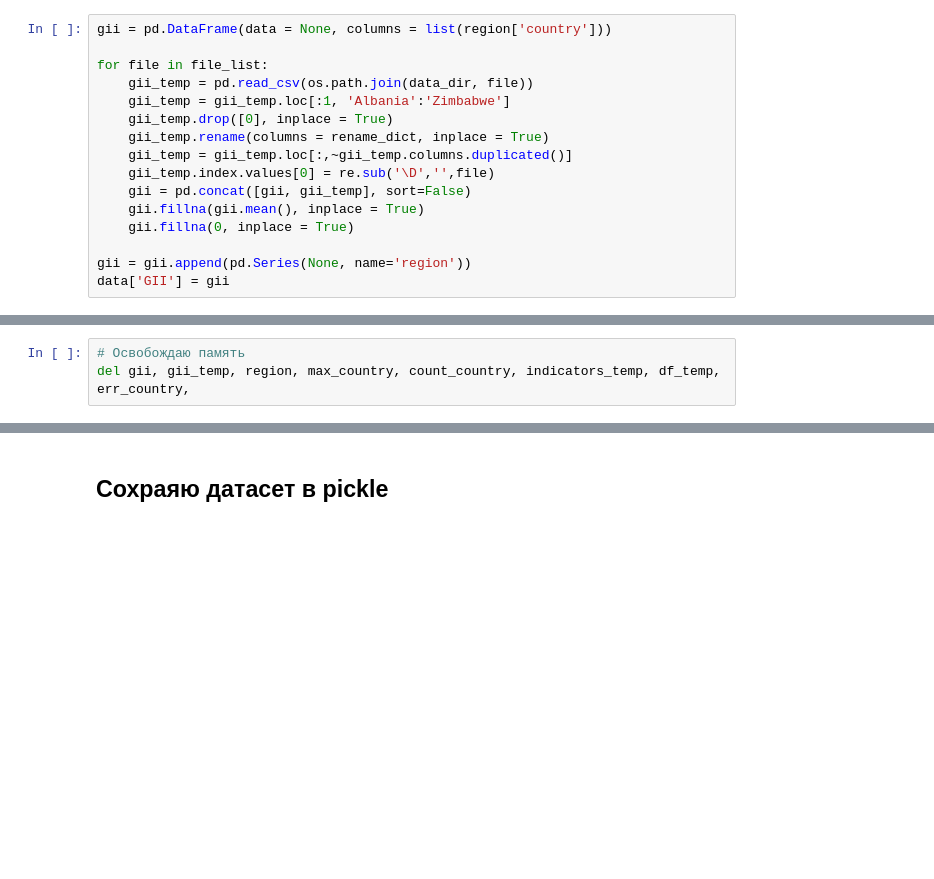
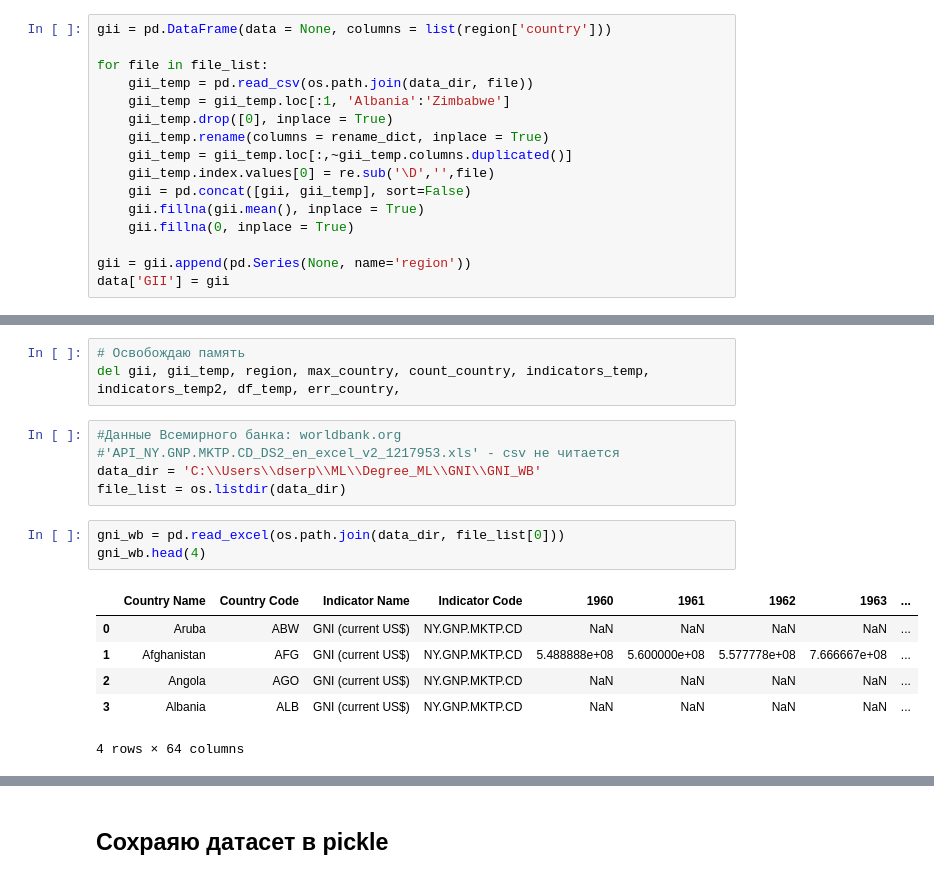
Before and after one commit to DSerpuhovitin/netology_pyda, a Jupyter notebook: Degee_project_ML/Degree_ML_Prep_Ds.ipynb, the cells around one changed output, grey strips where cells are left out. Drawn from its saved outputs; the diff is of its cells as text; blank space fills up the shorter version.

```diff
--- a/Degee_project_ML/Degree_ML_Prep_Ds.ipynb
+++ b/Degee_project_ML/Degree_ML_Prep_Ds.ipynb
@@ -347,3 +347,18 @@ See the caveats in the documentation: http://pandas.pydata.org/pandas-docs/stabl
 # %%
 # Освобождаю память
-del gii, gii_temp, region, max_country, count_country, indicators_temp, df_temp, err_country,
+del gii, gii_temp, region, max_country, count_country, indicators_temp, indicators_temp2, df_temp, err_country,
+# %%
+#Данные Всемирного банка: worldbank.org
+#'API_NY.GNP.MKTP.CD_DS2_en_excel_v2_1217953.xls' - csv не читается
+data_dir = 'C:\\Users\\dserp\\ML\\Degree_ML\\GNI\\GNI_WB'
+file_list = os.listdir(data_dir)
+# %%
+gni_wb = pd.read_excel(os.path.join(data_dir, file_list[0]))
+gni_wb.head(4)
+# %% [output]
+|  | Country Name | Country Code | Indicator Name | Indicator Code | 1960 | 1961 | 1962 | 1963 | ... |
+| 0 | Aruba | ABW | GNI (current US$) | NY.GNP.MKTP.CD | NaN | NaN | NaN | NaN | ... |
+| 1 | Afghanistan | AFG | GNI (current US$) | NY.GNP.MKTP.CD | 5.488888e+08 | 5.600000e+08 | 5.577778e+08 | 7.666667e+08 | ... |
+| 2 | Angola | AGO | GNI (current US$) | NY.GNP.MKTP.CD | NaN | NaN | NaN | NaN | ... |
+| 3 | Albania | ALB | GNI (current US$) | NY.GNP.MKTP.CD | NaN | NaN | NaN | NaN | ... |
+4 rows × 64 columns
```
Also changed, not shown: parts of 8 cells of this notebook.
